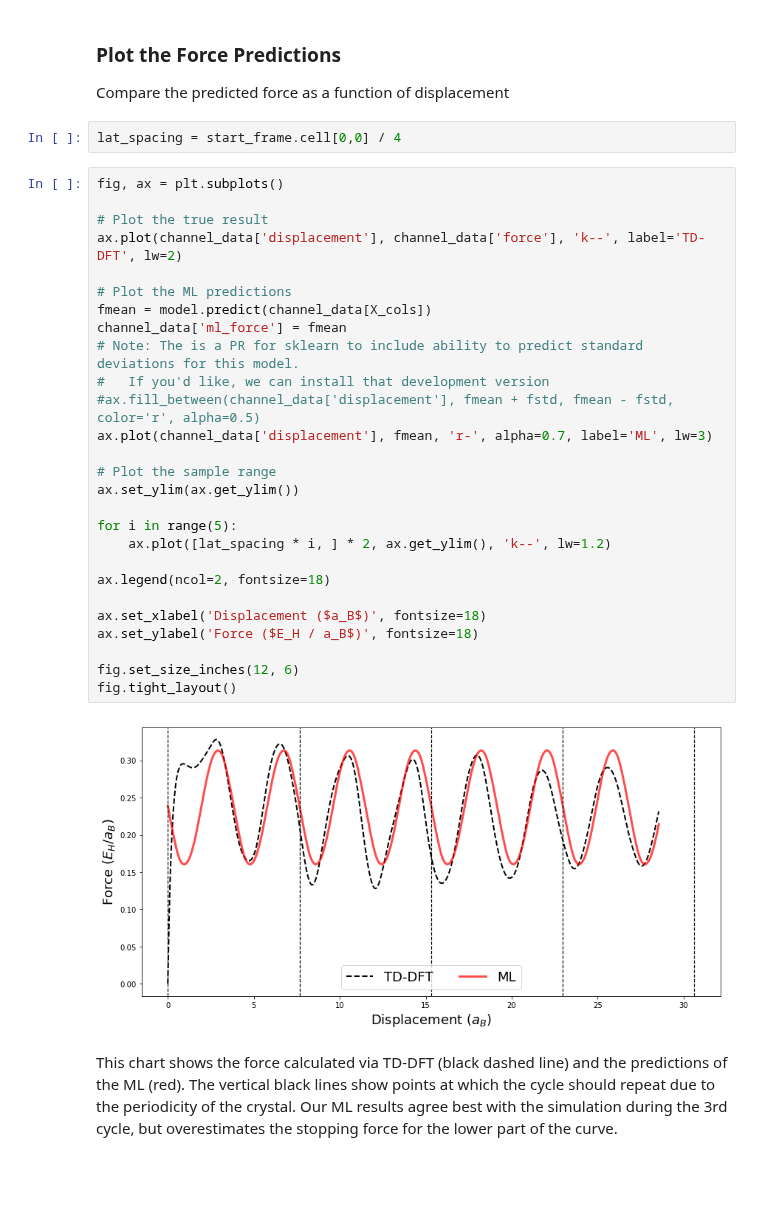
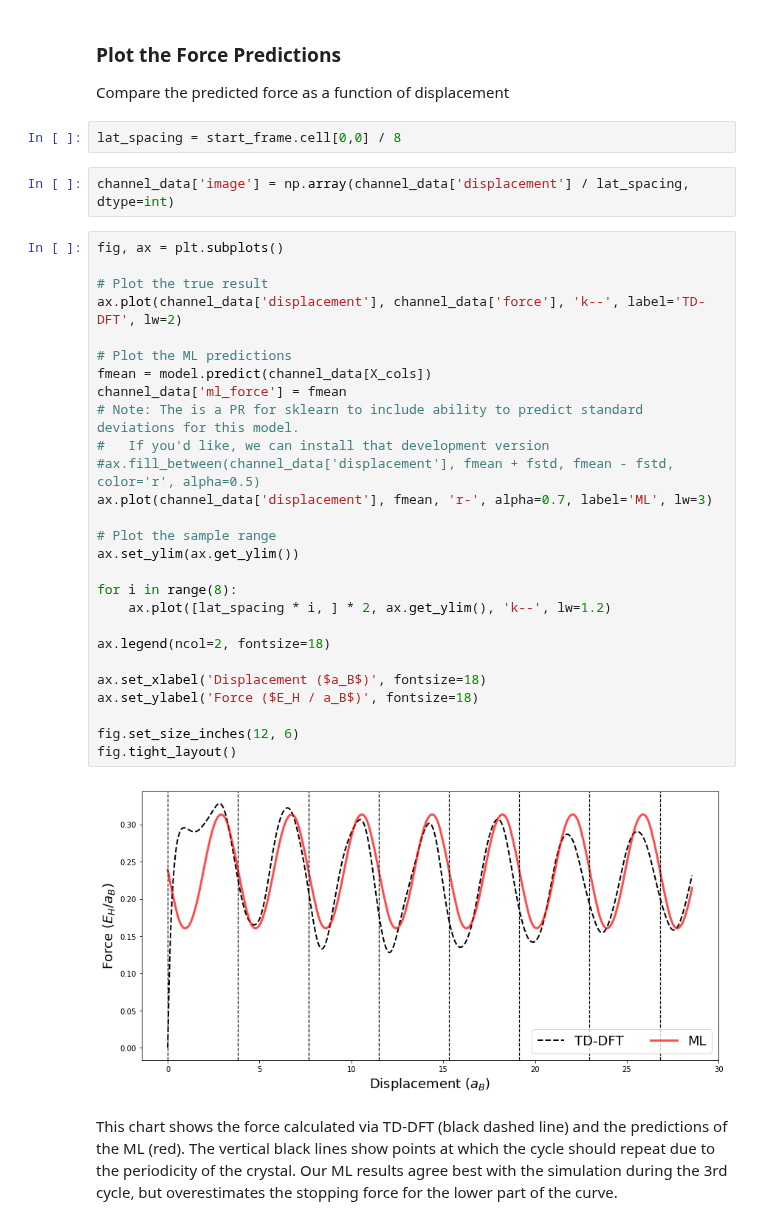
Before and after one commit to globus-labs/stopping-power-ml, a Jupyter notebook: single-velocity/3_evaluate-direction-dependence.ipynb, the cells around one changed output. Cells and saved outputs as stored; diff of their text form; blank space fills up the shorter version.

```diff
--- a/single-velocity/3_evaluate-direction-dependence.ipynb
+++ b/single-velocity/3_evaluate-direction-dependence.ipynb
@@ -56,36 +55,38 @@ Test set size: 2000 entries
 ### Plot the Force Predictions
 Compare the predicted force as a function of displacement
 # %%
-lat_spacing = start_frame.cell[0,0] / 4
+lat_spacing = start_frame.cell[0,0] / 8
+# %%
+channel_data['image'] = np.array(channel_data['displacement'] / lat_spacing, dtype=int)
 # %%
 fig, ax = plt.subplots()
 
 # Plot the true result
 ax.plot(channel_data['displacement'], channel_data['force'], 'k--', label='TD-DFT', lw=2)
 
 # Plot the ML predictions
 fmean = model.predict(channel_data[X_cols])
 channel_data['ml_force'] = fmean
 # Note: The is a PR for sklearn to include ability to predict standard deviations for this model.
 #   If you'd like, we can install that development version
 #ax.fill_between(channel_data['displacement'], fmean + fstd, fmean - fstd, color='r', alpha=0.5)
 ax.plot(channel_data['displacement'], fmean, 'r-', alpha=0.7, label='ML', lw=3)
 
 # Plot the sample range
 ax.set_ylim(ax.get_ylim())
 
-for i in range(5):
+for i in range(8):
     ax.plot([lat_spacing * i, ] * 2, ax.get_ylim(), 'k--', lw=1.2)
 
 ax.legend(ncol=2, fontsize=18)
 
 ax.set_xlabel('Displacement ($a_B$)', fontsize=18)
 ax.set_ylabel('Force ($E_H / a_B$)', fontsize=18)
 
 fig.set_size_inches(12, 6)
 fig.tight_layout()
 # %% [output]
-[figure, old version]
+[figure, new version]
 # %% [markdown]
 This chart shows the force calculated via TD-DFT (black dashed line) and the predictions of the ML (red). The vertical black lines show points at which the cycle should repeat due to the periodicity of the crystal. Our ML results agree best with the simulation during the 3rd cycle, but overestimates the stopping force for the lower part of the curve.
 # %% [markdown]
```
Also changed, not shown: parts of 19 cells of this notebook, 6 other files.
